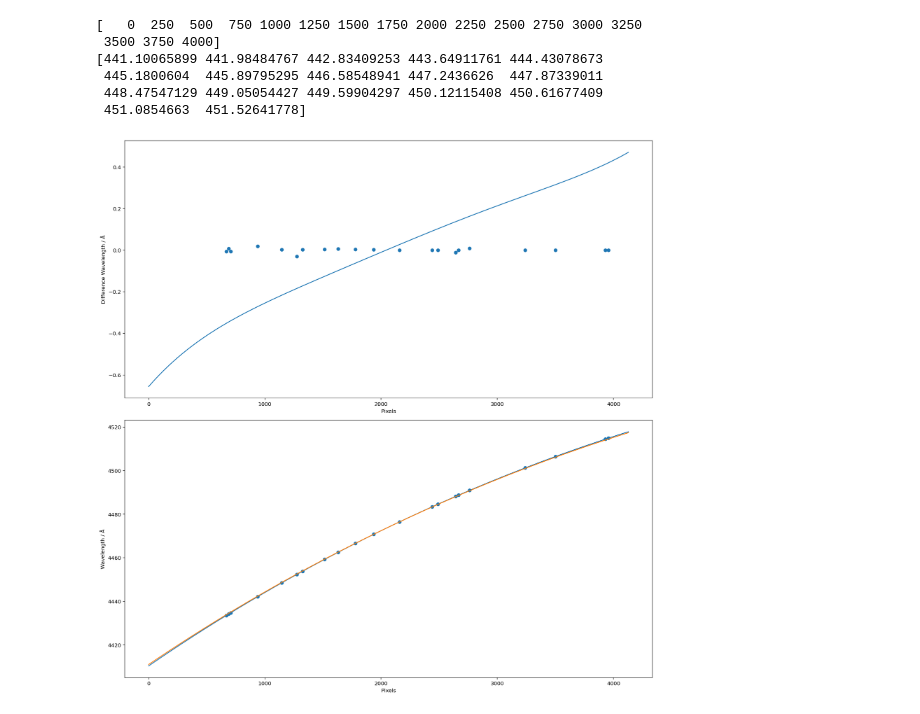
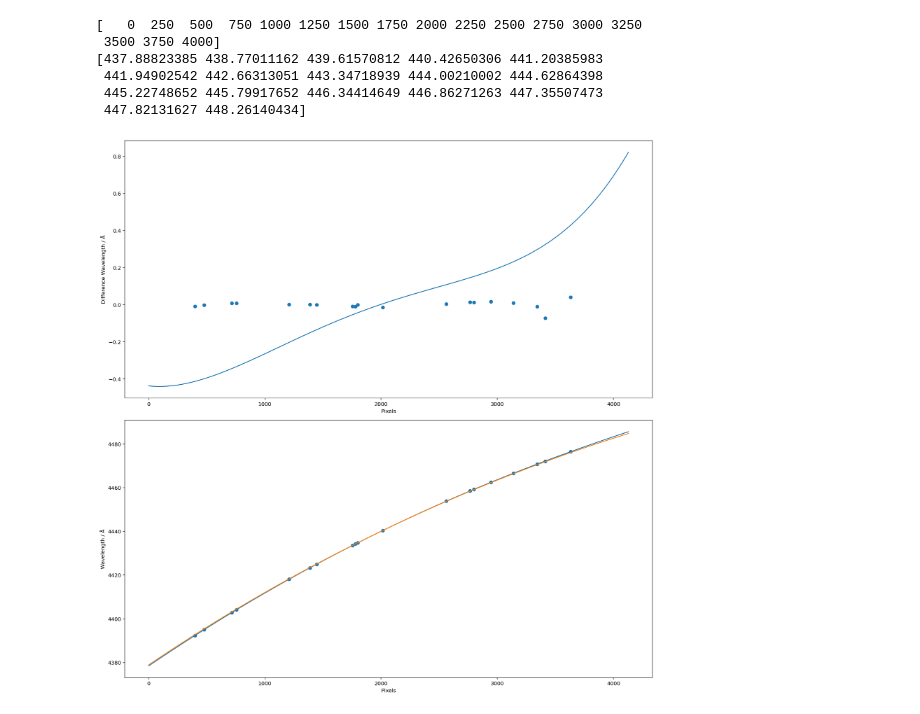
Before and after one commit to svenbuder/velocereduction, a Jupyter notebook: VeloceReduction/veloce_reference_data/thxe_pixels_and_positions/test_pixel_wavelength_mapping.ipynb, the cells around one changed output. Saved outputs shown, nothing was run; the diff lists cells and outputs as text; code cells hidden in the pictures.

Commit message:
ccd 2 order 138

```diff
--- a/VeloceReduction/veloce_reference_data/thxe_pixels_and_positions/test_pixel_wavelength_mapping.ipynb
+++ b/VeloceReduction/veloce_reference_data/thxe_pixels_and_positions/test_pixel_wavelength_mapping.ipynb
@@ -102,12 +102,12 @@ def plot_new_vs_tinney(order_name, reference_pixel_tinney = 2450, shift_tinney =
     plt.show()
     plt.close
 # %%
-plot_new_vs_tinney(order_name = 'ccd_2_order_137', reference_pixel_tinney=2401, shift_tinney=0)
+plot_new_vs_tinney(order_name = 'ccd_2_order_138', reference_pixel_tinney=2401, shift_tinney=0)
 # %% [output]
 [   0  250  500  750 1000 1250 1500 1750 2000 2250 2500 2750 3000 3250
  3500 3750 4000]
-[441.10065899 441.98484767 442.83409253 443.64911761 444.43078673
- 445.1800604  445.89795295 446.58548941 447.2436626  447.87339011
- 448.47547129 449.05054427 449.59904297 450.12115408 450.61677409
- 451.0854663  451.52641778]
+[437.88823385 438.77011162 439.61570812 440.42650306 441.20385983
+ 441.94902542 442.66313051 443.34718939 444.00210002 444.62864398
+ 445.22748652 445.79917652 446.34414649 446.86271263 447.35507473
+ 447.82131627 448.26140434]
-[figure, old version]
+[figure, new version]
```
Also changed, not shown: 1 other file.
